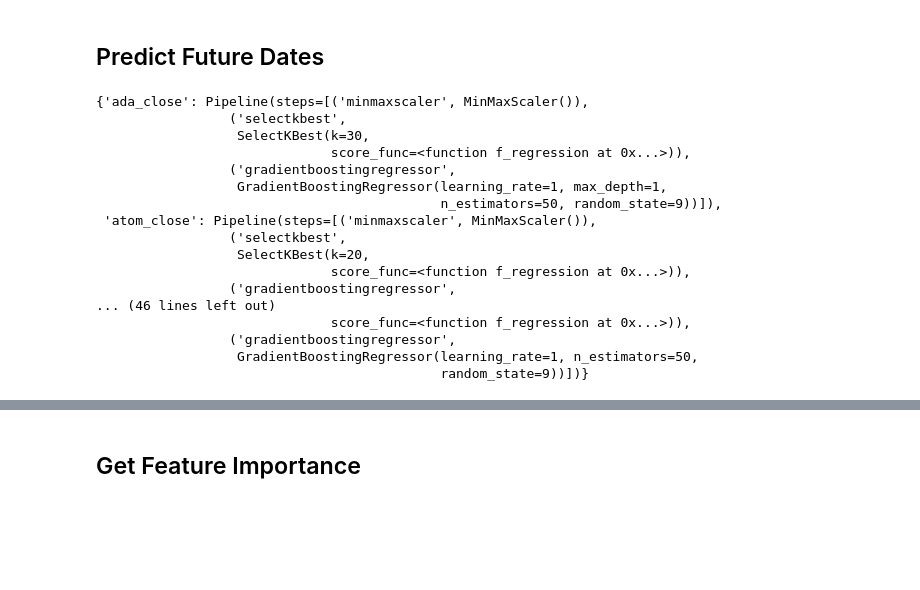
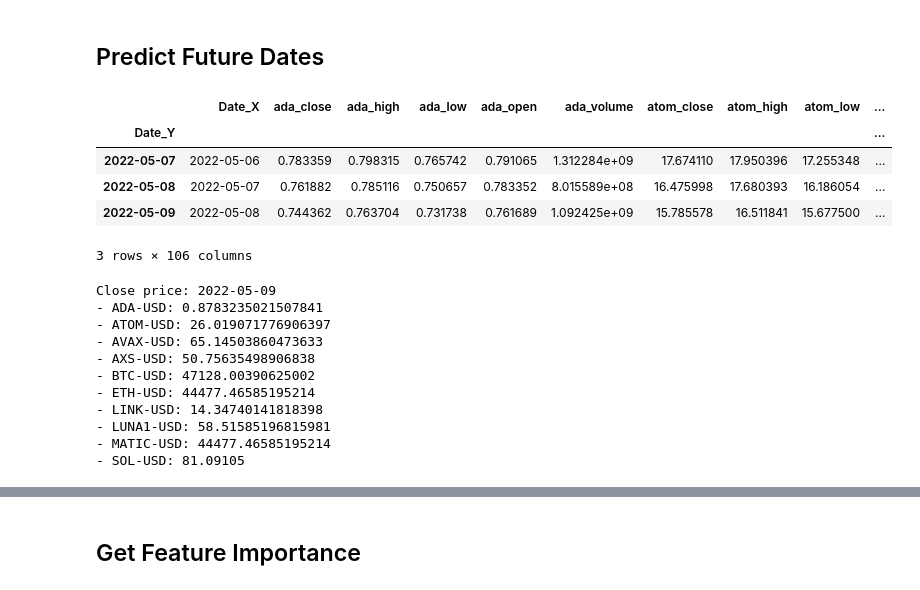
Before and after one commit to LucasNeves27/bc4, a Jupyter notebook: wip/f/BC4_Apex_Models_03.ipynb, the cells around one changed output, grey strips where cells are left out. Drawn from its saved outputs; the diff is of its cells as text; code cells hidden in the pictures; blank space fills up the shorter version.

```diff
--- a/wip/f/BC4_Apex_Models_03.ipynb
+++ b/wip/f/BC4_Apex_Models_03.ipynb
@@ -1168,2 +1168,11 @@ BTC_CLOSE : GradientBoostRegressor 0.01834
 # %% [markdown]
 ## Predict Future Dates
+# %%
+df_forprediction.tail(3)
+# %% [output]
+|  | Date_X | ada_close | ada_high | ada_low | ada_open | ada_volume | atom_close | atom_high | atom_low | ... |
+| Date_Y |  |  |  |  |  |  |  |  |  | ... |
+| 2022-05-07 | 2022-05-06 | 0.783359 | 0.798315 | 0.765742 | 0.791065 | 1.312284e+09 | 17.674110 | 17.950396 | 17.255348 | ... |
+| 2022-05-08 | 2022-05-07 | 0.761882 | 0.785116 | 0.750657 | 0.783352 | 8.015589e+08 | 16.475998 | 17.680393 | 16.186054 | ... |
+| 2022-05-09 | 2022-05-08 | 0.744362 | 0.763704 | 0.731738 | 0.761689 | 1.092425e+09 | 15.785578 | 16.511841 | 15.677500 | ... |
+3 rows × 106 columns
@@ -1170,20 +1202,14 @@ BTC_CLOSE : GradientBoostRegressor 0.01834
 # %%
-gbr_alt_estimators
+forecast_prices(df_all)
 # %% [output]
-{'ada_close': Pipeline(steps=[('minmaxscaler', MinMaxScaler()),
-                 ('selectkbest',
-                  SelectKBest(k=30,
-                              score_func=<function f_regression at 0x...>)),
-                 ('gradientboostingregressor',
-                  GradientBoostingRegressor(learning_rate=1, max_depth=1,
-                                            n_estimators=50, random_state=9))]),
- 'atom_close': Pipeline(steps=[('minmaxscaler', MinMaxScaler()),
-                 ('selectkbest',
-                  SelectKBest(k=20,
-                              score_func=<function f_regression at 0x...>)),
-                 ('gradientboostingregressor',
-... (46 lines left out)
-                              score_func=<function f_regression at 0x...>)),
-                 ('gradientboostingregressor',
-                  GradientBoostingRegressor(learning_rate=1, n_estimators=50,
-                                            random_state=9))])}
+Close price: 2022-05-09
+- ADA-USD: 0.8783235021507841
+- ATOM-USD: 26.019071776906397
+- AVAX-USD: 65.14503860473633
+- AXS-USD: 50.75635498906838
+- BTC-USD: 47128.00390625002
+- ETH-USD: 44477.46585195214
+- LINK-USD: 14.34740141818398
+- LUNA1-USD: 58.51585196815981
+- MATIC-USD: 44477.46585195214
+- SOL-USD: 81.09105
```
Also changed, not shown: parts of 17 cells of this notebook, 2 other files.
